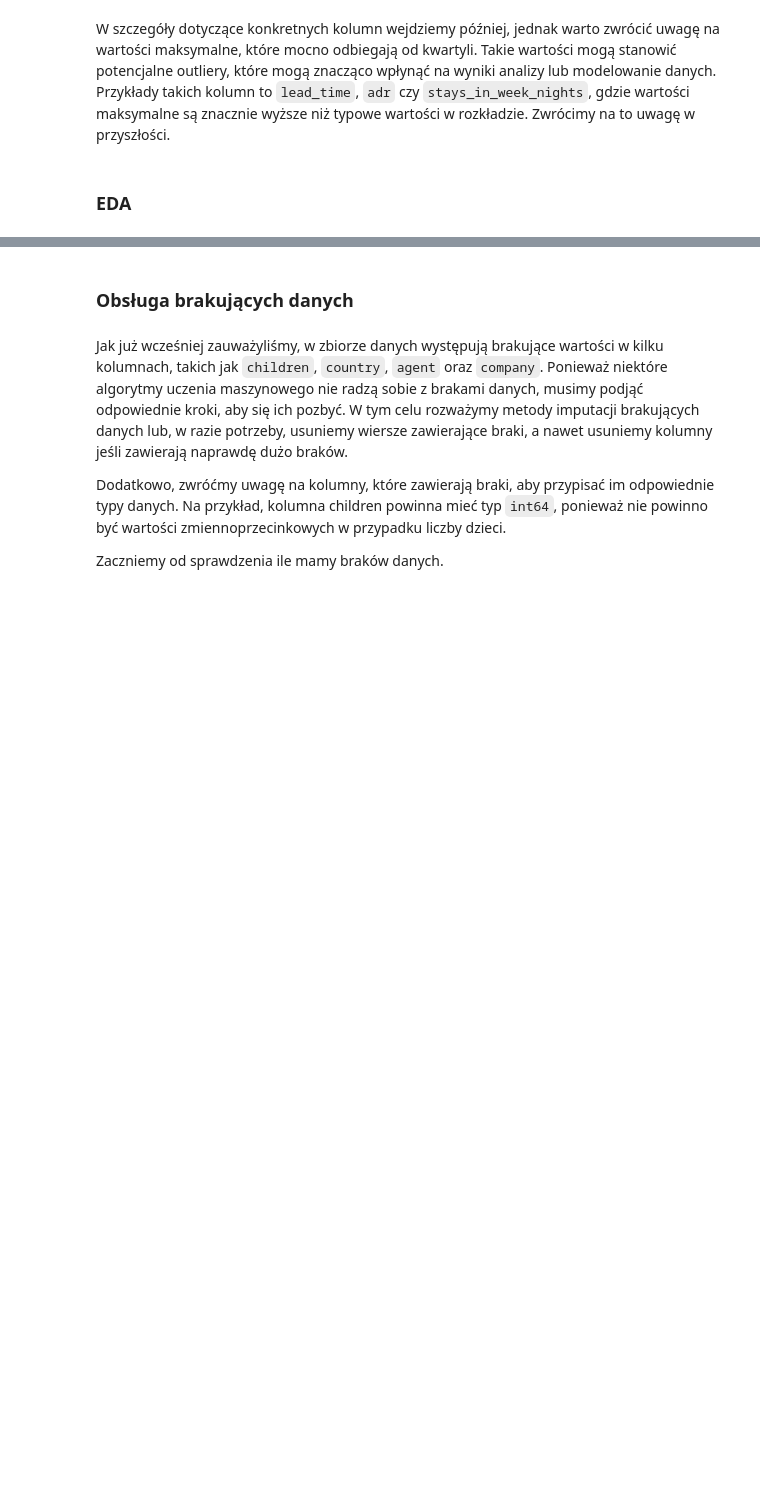
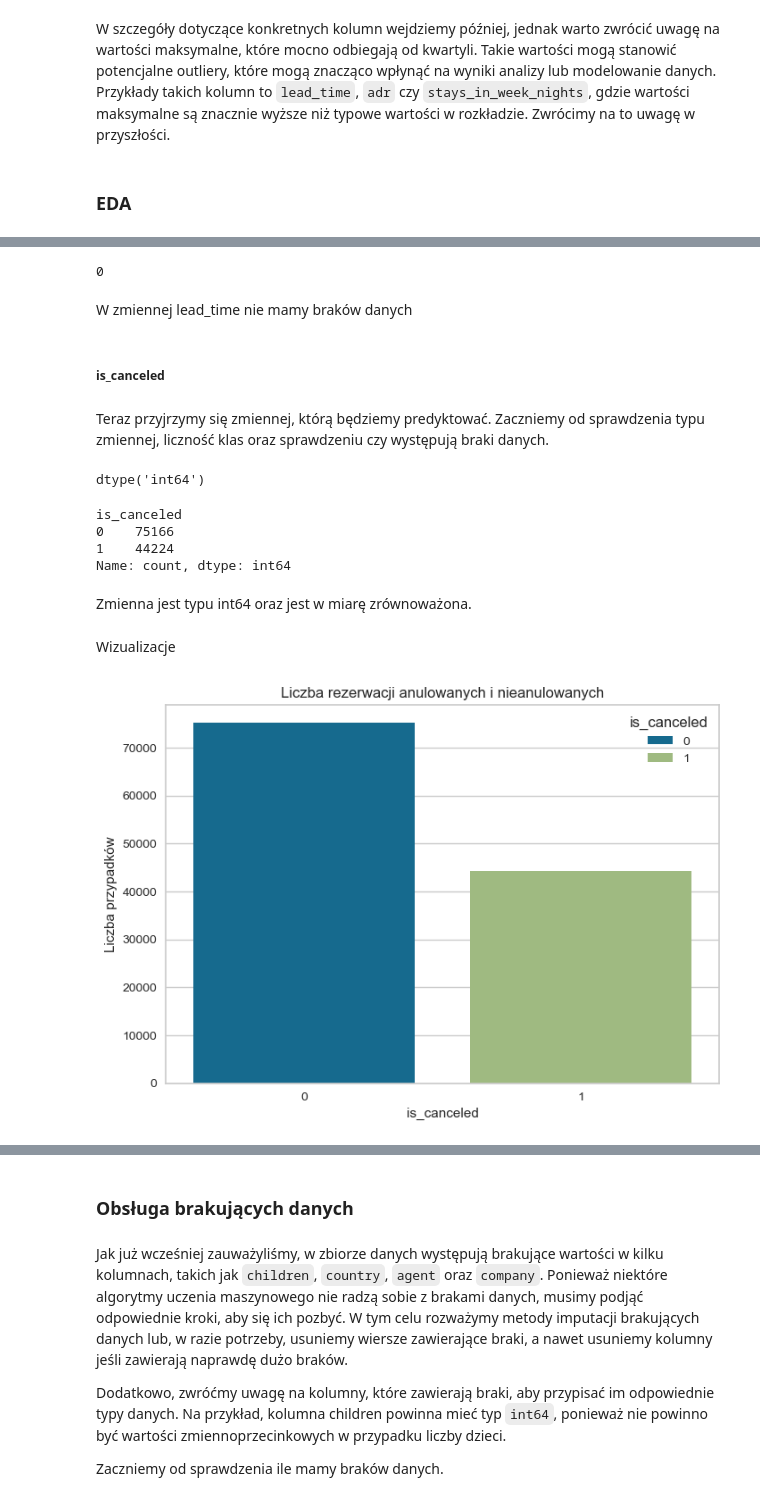
Before and after one commit to SzymonMak/HotelBookingsDataAnalysis, a Jupyter notebook: final_analysis.ipynb, the cells around one changed output, grey strips where cells are left out. Saved outputs shown, nothing was run; the diff lists cells and outputs as text; code cells hidden in the pictures; blank space fills up the shorter version.

```diff
--- a/final_analysis.ipynb
+++ b/final_analysis.ipynb
@@ -112,0 +175,33 @@ W szczegóły dotyczące konkretnych kolumn wejdziemy później, jednak warto zw
+# %%
+dane['lead_time'].isna().sum()
+# %% [output]
+0
+# %% [markdown]
+W zmiennej lead_time nie mamy braków danych
+# %% [markdown]
+##### is_canceled
+# %% [markdown]
+Teraz przyjrzymy się zmiennej, którą będziemy predyktować. Zaczniemy od sprawdzenia typu zmiennej, liczność klas oraz sprawdzeniu czy występują braki danych.
+# %%
+dane['is_canceled'].dtypes
+# %% [output]
+dtype('int64')
+# %%
+print(dane['is_canceled'].value_counts())
+# %% [output]
+is_canceled
+0    75166
+1    44224
+Name: count, dtype: int64
+# %% [markdown]
+Zmienna jest typu int64 oraz jest w miarę zrównoważona.
+# %% [markdown]
+Wizualizacje
+# %%
+sns.countplot(x='is_canceled', data=dane, hue='is_canceled')
+plt.title('Liczba rezerwacji anulowanych i nieanulowanych')
+plt.xlabel('is_canceled')
+plt.ylabel('Liczba przypadków')
+plt.show()
+# %% [output]
+[figure, added]
```
Also changed, not shown: parts of 57 cells of this notebook, 3 other files.
